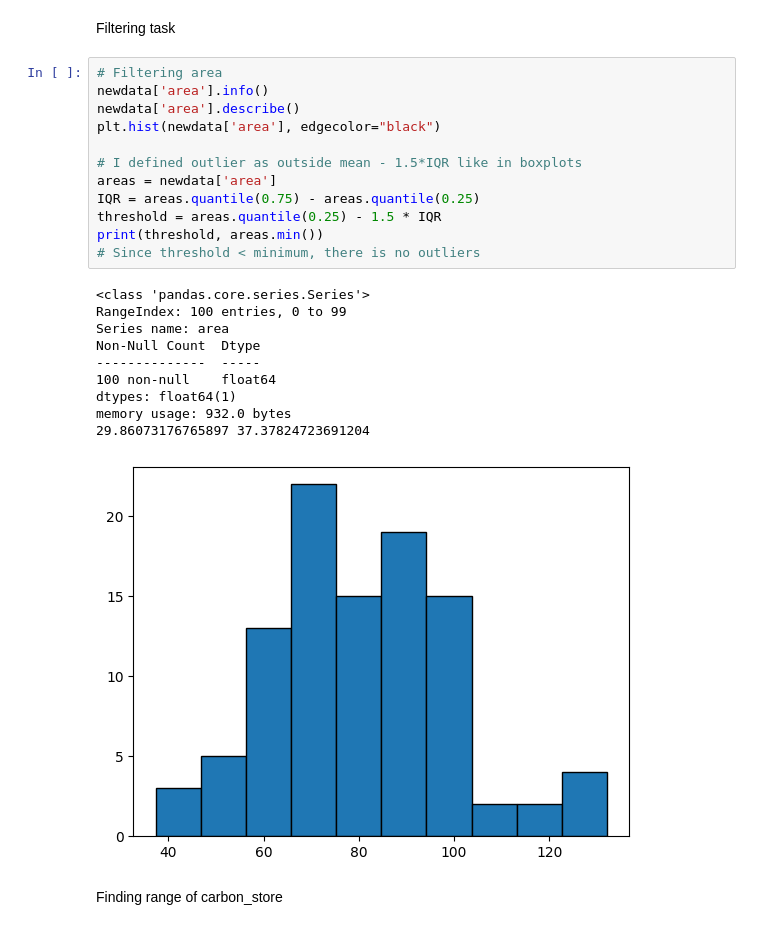
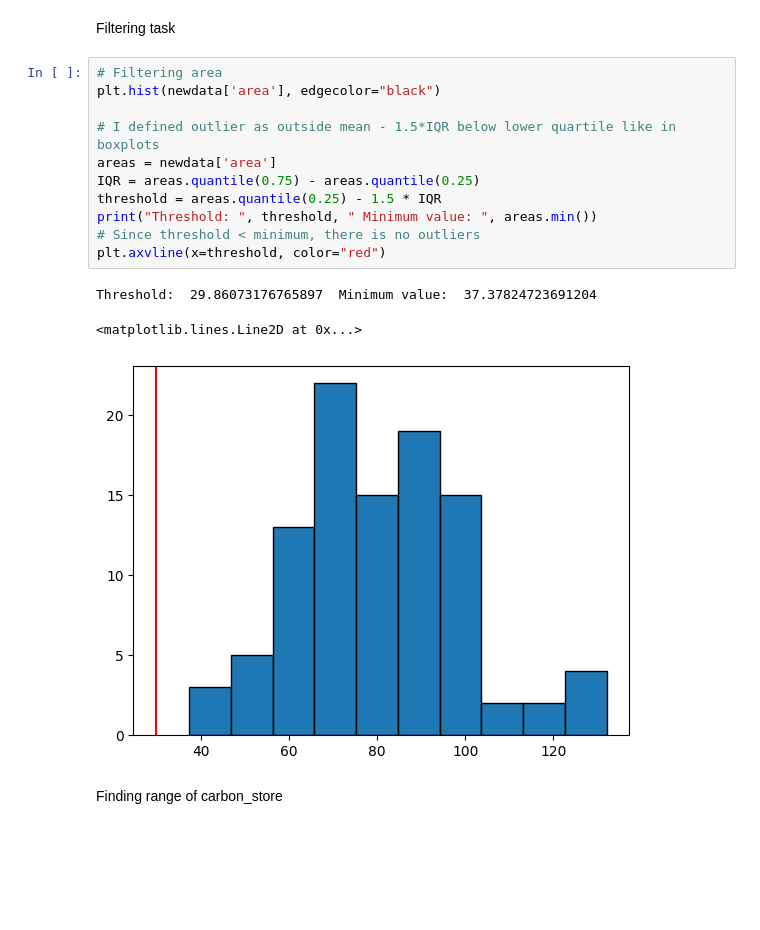
Before and after one commit to KIMA2664/TakeHome, a Jupyter notebook: solution.ipynb, the cells around one changed output. Saved outputs shown, nothing was run; the diff lists cells and outputs as text; blank space fills up the shorter version.

```diff
--- a/solution.ipynb
+++ b/solution.ipynb
@@ -71,27 +70,19 @@ Text(0.5, 1.0, 'PLotting of ploygons')
 Filtering task
 # %%
 # Filtering area
-newdata['area'].info()
-newdata['area'].describe()
 plt.hist(newdata['area'], edgecolor="black")
 
-# I defined outlier as outside mean - 1.5*IQR like in boxplots
+# I defined outlier as outside mean - 1.5*IQR below lower quartile like in boxplots
 areas = newdata['area']
 IQR = areas.quantile(0.75) - areas.quantile(0.25)
 threshold = areas.quantile(0.25) - 1.5 * IQR
-print(threshold, areas.min())
+print("Threshold: ", threshold, " Minimum value: ", areas.min())
 # Since threshold < minimum, there is no outliers
+plt.axvline(x=threshold, color="red")
 # %% [output]
-<class 'pandas.core.series.Series'>
-RangeIndex: 100 entries, 0 to 99
-Series name: area
-Non-Null Count  Dtype
---------------  -----
-100 non-null    float64
-dtypes: float64(1)
-memory usage: 932.0 bytes
-29.86073176765897 37.37824723691204
+Threshold:  29.86073176765897  Minimum value:  37.37824723691204
+<matplotlib.lines.Line2D at 0x...>
-[figure, old version]
+[figure, new version]
 # %% [markdown]
 Finding range of carbon_store
 # %%
```
Also changed, not shown: parts of 4 cells of this notebook.
